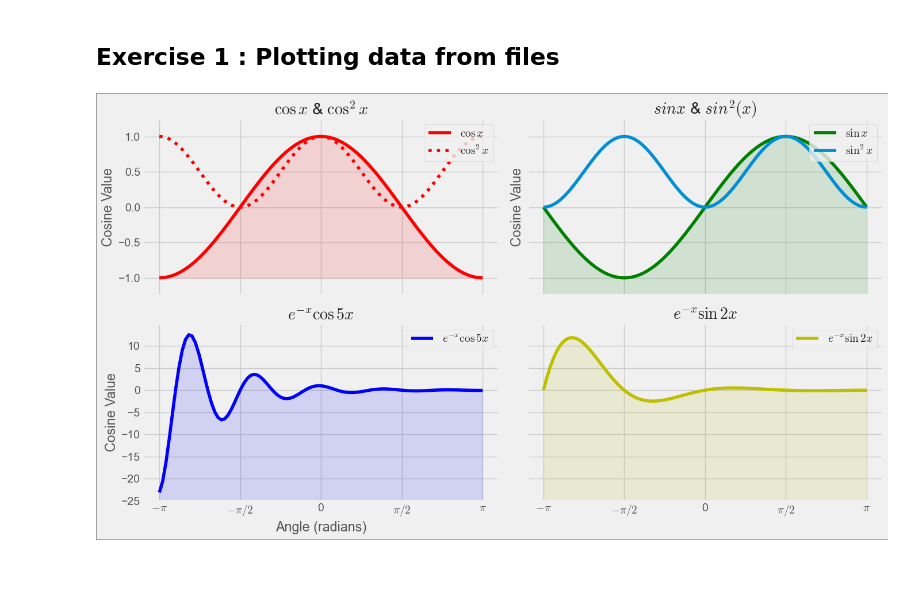
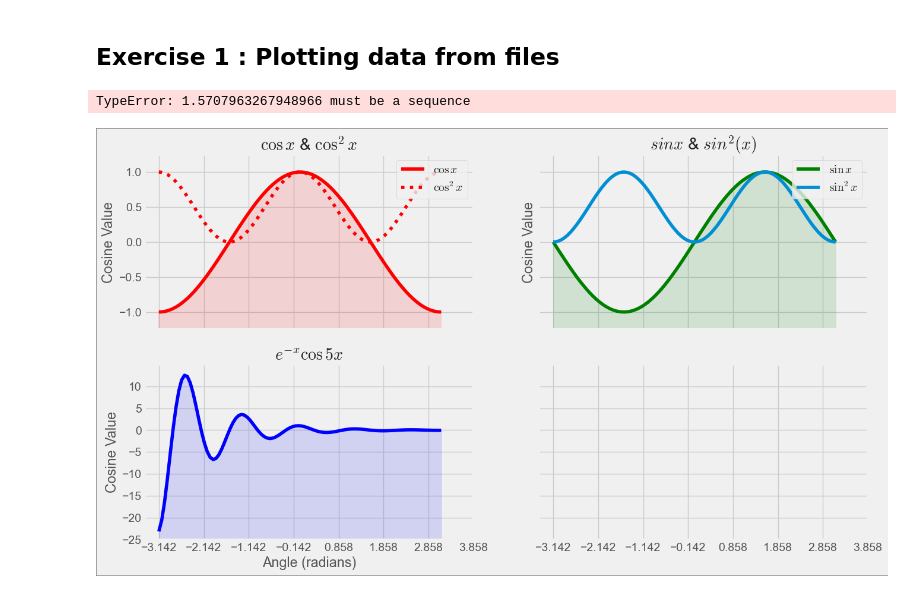
Before and after one commit to SPS-SP2273/learning-portfolio-tunnminn, a Jupyter notebook: plotting/plotting_(good).ipynb, the cells around one changed output. Cells and saved outputs as stored; diff of their text form; code cells hidden in the pictures.

```diff
--- a/plotting/plotting_(good).ipynb
+++ b/plotting/plotting_(good).ipynb
@@ -338,7 +341,7 @@ fun2_x = np.exp(-x) * np.sin(2 * x)
 
 #------- Plot the data -------#
 fig, axes = plt.subplots(nrows=2, ncols=2,
-                         figsize=(14, 8),  sharex='col',
+                         figsize=(14, 8),  sharex=True ,
                         sharey = 'row', linewidth = 0.1)
 
 #------- Subplot 1 -------#
@@ -347,7 +350,7 @@ axes[0, 0].plot(x, cos_x**2, color='r',
                 linestyle=':', label='$\cos^2 x$')
 axes[0, 0].set_title('$\cos x$ & $\cos^2x$')
 axes[0, 0].set_ylabel('Cosine Value')
-axes[0, 0].fill_between(x, cos_x, -1, color='r', alpha=.125)
+axes[0, 0].fill_between(x, cos_x, -10, color='r', alpha=.125)
 
 axes[0, 0].legend(loc='upper right', frameon=True)
 
@@ -360,35 +363,38 @@ axes[0, 1].set_ylabel('Cosine Value')
 axes[0, 1].set_ylim(-1.25, 1.25)
 axes[0, 1].set_title('$sinx$ & $sin^2(x)$')
 axes[0, 1].legend(loc='upper right', frameon=True)
 
 
 #------- Subplot 3 -------#
 axes[1, 0].plot(x, fun1_x, color='b', label='$e^{-x}\cos 5x$')
 axes[1, 0].fill_between(x, fun1_x, -25, color='b', alpha=.125)
 axes[1, 0].set_title('$e^{-x}\cos 5x$')
 axes[1, 0].set_xlabel('Angle (radians)')
 axes[1, 0].set_ylabel('Cosine Value')
 axes[1, 0].set_ylim(-25, 15)
-axes[1, 0].set_yticks([10, 5, 0, -5, -10, -15, -20, -25])
-axes[1, 0].set_xticks([-np.pi, -np.pi / 2, 0, np.pi / 2, np.pi])
+#axes[1, 0].set_yticks([10, 5, 0, -5, -10, -15, -20, -25])
+axes[1, 0].set_yticks(np.arange(-25,11,5))
+# axes[1, 0].set_xticks([-np.pi, -np.pi / 2, 0, np.pi / 2, np.pi])
+axes[1, 0].set_xticks(np.arange(-np.pi, ((np.pi)*3/2)), (np.pi)/2)
 axes[1, 0].set_xticklabels(['$-\pi$', '$-\pi/2$', '0', '$\pi/2$', '$\pi$'])
 axes[1, 0].legend(loc='upper right', frameon=True)
 
 
 #------- Subplot 4 -------#
 axes[1, 1].plot(x, fun2_x, color='y', label='$e^{-x}\sin 2x$')
 axes[1, 1].set_title('$e^{-x}\sin 2x$')
 axes[1, 1].fill_between(x, fun2_x, -25,color='y', alpha=.125)
-axes[1, 1].set_xticks([-np.pi, -np.pi / 2, 0, np.pi / 2, np.pi])
-axes[1, 1].set_xticklabels(['$-\pi$', '$-\pi/2$', '0', '$\pi/2$', '$\pi$'])
+#axes[1, 1].set_xticks([-np.pi, -np.pi / 2, 0, np.pi / 2, np.pi])
+#axes[1, 1].set_xticks(np.arange(-np.pi, ((np.pi)*3/2), (np.pi/2)))
 axes[1, 1].legend(loc='upper right', frameon = True)
 
 
 # 'flatten', 'opens' the 2D array into a simple 1D array
 for a in axes.flatten():
     a.grid(alpha=1)
 
 plt.tight_layout()
 plt.show()
 # %% [output]
+TypeError: 1.5707963267948966 must be a sequence
-[figure, old version]
+[figure, new version]
```
Also changed, not shown: parts of 5 cells of this notebook.
